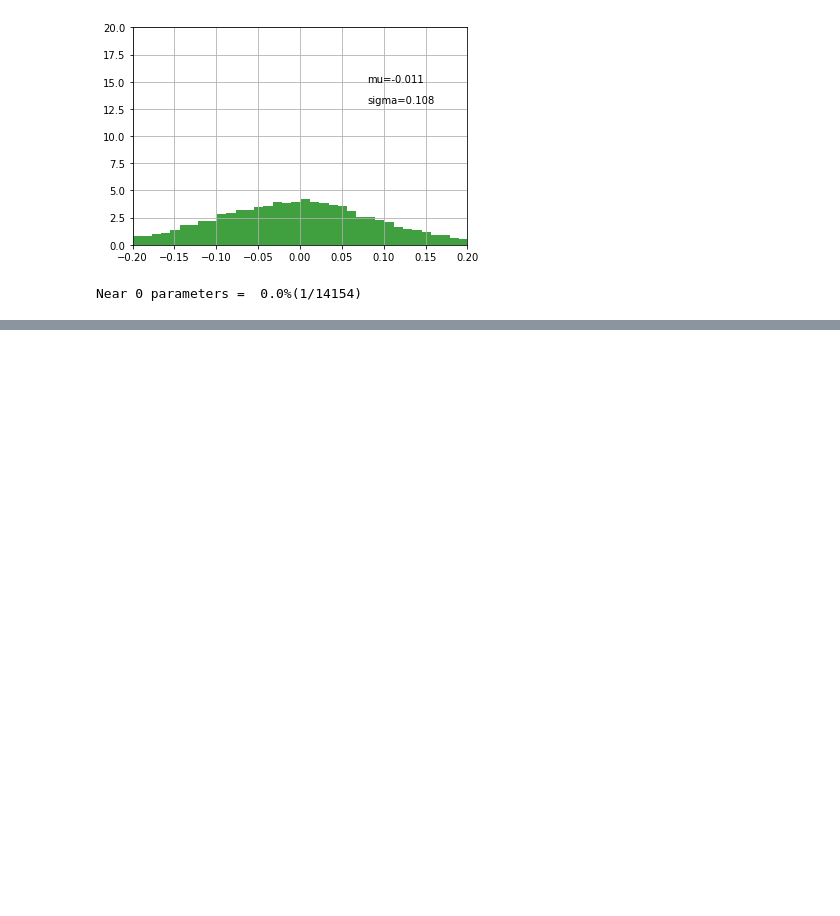
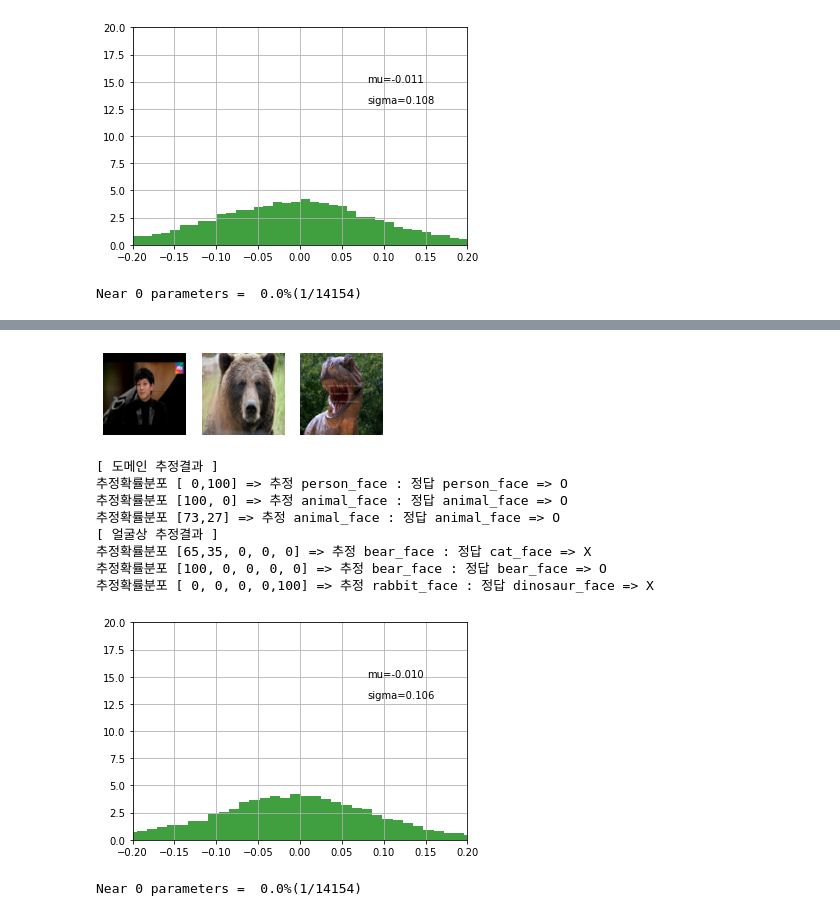
Before and after one commit to Yong-Bin-Park/Deep_Learning, a Jupyter notebook: cnn_reg_animalface_test.ipynb, the cells around one changed output, grey strips where cells are left out. Cells and saved outputs as stored; diff of their text form; code cells hidden in the pictures; blank space fills up the shorter version.

```diff
--- a/cnn_reg_animalface_test.ipynb
+++ b/cnn_reg_animalface_test.ipynb
@@ -256,0 +335,16 @@ Near 0 parameters =  0.0%(1/14154)
+# %%
+#잡음의 크기는 낮춘상태에서 학습횟수를 늘려보니 도메인: 91.6%, 얼굴상: 46.3%의 정확도가 보임
+#학습회수의 의해 점점 얼굴상의 정확도가 높아짐을 보임
+noise_std = 0.001
+cnn8 = [['noise', {'type':'normal','mean':0,'std':noise_std}],
+        ['conv',{'ksize':3, 'chn':6}],
+        ['max',{'stride':2}],
+        ['noise', {'type':'normal','mean':0,'std':noise_std}],
+        ['conv',{'ksize':3, 'chn':12}],
+        ['max',{'stride':2}],
+        ['noise', {'type':'normal','mean':0,'std':noise_std}],
+        ['conv',{'ksize':3, 'chn':24}],
+        ['avg',{'stride':3}]]
+acnn8 = CnnRegModel('animalface_cnn_8', aad, cnn8)
+acnn8.exec_all(epoch_count=100, report=10, show_params=True)
+# %% [output]
@@ -256,0 +366,11 @@ Near 0 parameters =  0.0%(1/14154)
+[figure, added]
+[ 도메인 추정결과 ]
+추정확률분포 [ 0,100] => 추정 person_face : 정답 person_face => O
+추정확률분포 [100, 0] => 추정 animal_face : 정답 animal_face => O
+추정확률분포 [73,27] => 추정 animal_face : 정답 animal_face => O
+[ 얼굴상 추정결과 ]
+추정확률분포 [65,35, 0, 0, 0] => 추정 bear_face : 정답 cat_face => X
+추정확률분포 [100, 0, 0, 0, 0] => 추정 bear_face : 정답 bear_face => O
+추정확률분포 [ 0, 0, 0, 0,100] => 추정 rabbit_face : 정답 dinosaur_face => X
+[figure, added]
+Near 0 parameters =  0.0%(1/14154)
```
Also changed, not shown: parts of 3 cells of this notebook.
